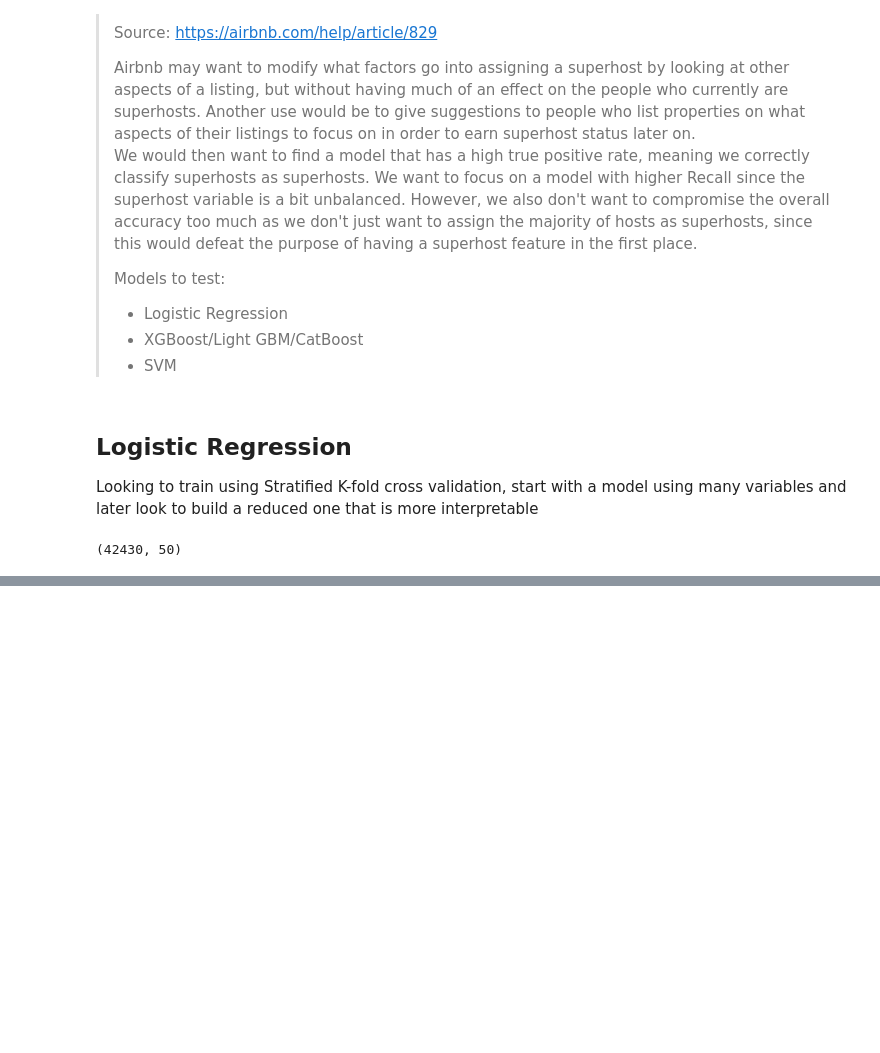
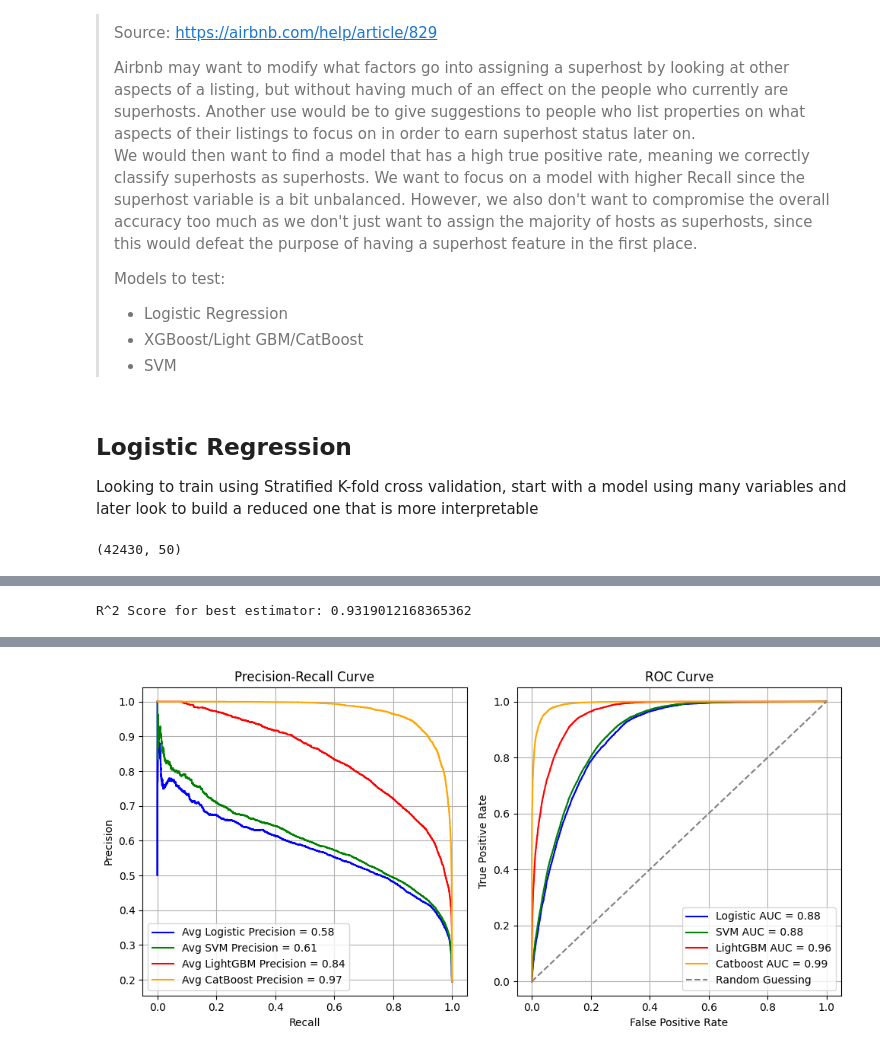
Before and after one commit to afifshomali/NYC-Airbnb-Analysis-447, a Jupyter notebook: Modeling.ipynb, the cells around one changed output, grey strips where cells are left out. Cells and saved outputs as stored; diff of their text form; code cells hidden in the pictures; blank space fills up the shorter version.

```diff
--- a/Modeling.ipynb
+++ b/Modeling.ipynb
@@ -132,0 +179,20 @@ param_dist = {
+# %%
+# Fitting SVM
+params_svm = {
+    'C': np.logspace(-4, 2, 20),
+    'class_weight': [None, 'balanced'],
+    'penalty': ["l1", "l2"]
+}
+svm = LinearSVC(dual=False, random_state=9)
+
+svm_search = RandomizedSearchCV(estimator=svm,
+    param_distributions=params_svm,
+    n_iter=50,
+    scoring='roc_auc',
+    cv=Skfold,
+    verbose=1,
+    n_jobs=-1,
+    random_state=9
+)
+
+svm_search.fit(X,y)
@@ -133,35 +257,77 @@ param_dist = {
+# %%
+print(f"R^2 Score for best estimator: {cat_search.best_score_}")
+# %% [output]
+R^2 Score for best estimator: 0.9319012168365362
 # %%
 # Plotting Curves, use precision recall to determine a good threshold
 
 # Best Logistic Model
 best_logistic = logistic_search.best_estimator_
-logistic_search.fit(X, y)
+best_logistic.fit(X, y)
 
-logistic_proba = logistic_search.predict_proba(X)[:, 1]
+logistic_proba = best_logistic.predict_proba(X)[:, 1]
 
 logistic_precision, logistic_recall, _ = precision_recall_curve(y, logistic_proba)
-avg_precision = average_precision_score(y, logistic_proba)
+avg_logistic_precision = average_precision_score(y, logistic_proba)
 
 logistic_fpr, logistic_tpr, _ = roc_curve(y, logistic_proba)
 logistic_roc_auc = roc_auc_score(y, logistic_proba)
 
 # Best LightGBM
 
+best_gbm = gbm_search.best_estimator_
+best_gbm.fit(X,y)
 
+gbm_proba = best_gbm.predict_proba(X)[:, 1]
 
+gbm_precision, gbm_recall, _ = precision_recall_curve(y, gbm_proba)
+avg_gbm_precision = average_precision_score(y, gbm_proba)
 
+gbm_fpr, gbm_tpr, _ = roc_curve(y, gbm_proba)
+gbm_roc_auc = roc_auc_score(y, gbm_proba)
+
+# Best Catboost
+
+best_cat = cat_search.best_estimator_
+best_cat.fit(X,y)
+
+cat_proba = best_cat.predict_proba(X)[:, 1]
+
+cat_precision, cat_recall, _ = precision_recall_curve(y, cat_proba)
+avg_cat_precision = average_precision_score(y, cat_proba)
+
+cat_fpr, cat_tpr, _ = roc_curve(y, cat_proba)
+cat_roc_auc = roc_auc_score(y, cat_proba)
+
+# Best SVM
+best_svm = svm_search.best_estimator_
+best_svm.fit(X,y)
+
+svm_proba = best_svm.decision_function(X) #best_svm.predict_proba(X)[:, 1]
+
+svm_precision, svm_recall, _ = precision_recall_curve(y, svm_proba)
+avg_svm_precision = average_precision_score(y, svm_proba)
+
+svm_fpr, svm_tpr, _ = roc_curve(y, svm_proba)
+svm_roc_auc = roc_auc_score(y, svm_proba)
 
 fig, axes = plt.subplots(1, 2, figsize=(10, 5))
 
-axes[0].plot(logistic_recall, logistic_precision, label=f'AP = {avg_precision:.2f}', color='b')
+axes[0].plot(logistic_recall, logistic_precision, label=f'Avg Logistic Precision = {avg_logistic_precision:.2f}', color='b')
+axes[0].plot(svm_recall, svm_precision, label=f'Avg SVM Precision = {avg_svm_precision:.2f}', color='g')
+axes[0].plot(gbm_recall, gbm_precision, label=f'Avg LightGBM Precision = {avg_gbm_precision:.2f}', color='r')
+axes[0].plot(cat_recall, cat_precision, label=f'Avg CatBoost Precision = {avg_cat_precision:.2f}', color='orange')
 axes[0].set_title('Precision-Recall Curve')
 axes[0].set_xlabel('Recall')
 axes[0].set_ylabel('Precision')
 axes[0].legend(loc='best')
 axes[0].grid()
 
-axes[1].plot(logistic_fpr, logistic_tpr, label=f'AUC = {logistic_roc_auc:.2f}', color='b')
-axes[1].plot([0, 1], [0, 1], linestyle='--', color='r', label='Random Guessing')
+axes[1].plot(logistic_fpr, logistic_tpr, label=f'Logistic AUC = {logistic_roc_auc:.2f}', color='b')
+axes[1].plot(svm_fpr, svm_tpr, label=f'SVM AUC = {svm_roc_auc:.2f}', color='g')
+axes[1].plot(gbm_fpr, gbm_tpr, label=f'LightGBM AUC = {gbm_roc_auc:.2f}', color='r')
+axes[1].plot(cat_fpr, cat_tpr, label=f'Catboost AUC = {cat_roc_auc:.2f}', color='orange')
+axes[1].plot([0, 1], [0, 1], linestyle='--', color='grey', label='Random Guessing')
 axes[1].set_title('ROC Curve')
 axes[1].set_xlabel('False Positive Rate')
 axes[1].set_ylabel('True Positive Rate')
@@ -173,0 +356 @@ NameError: name 'logistic_search' is not defined
+[figure, added]
```
Also changed, not shown: parts of 13 cells of this notebook, 21 other files.
